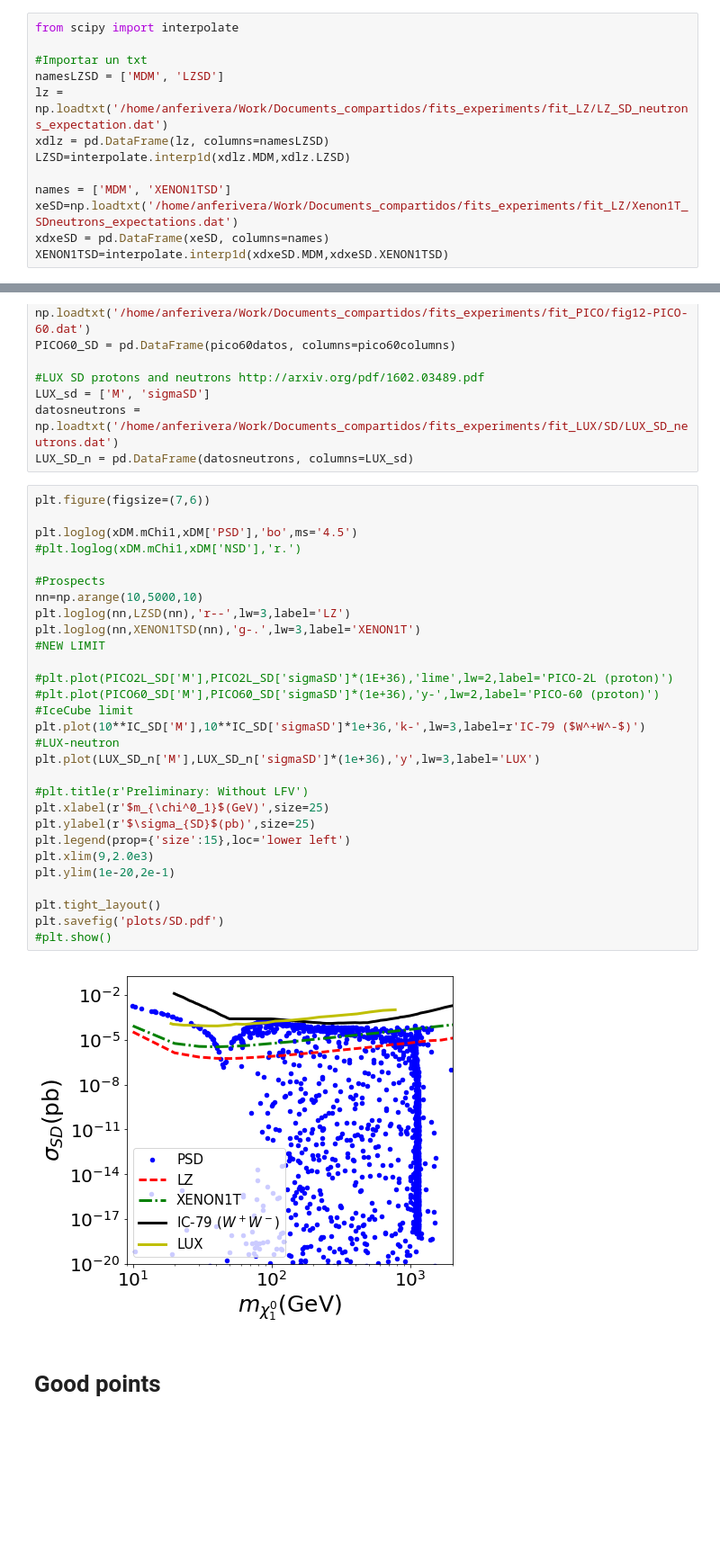
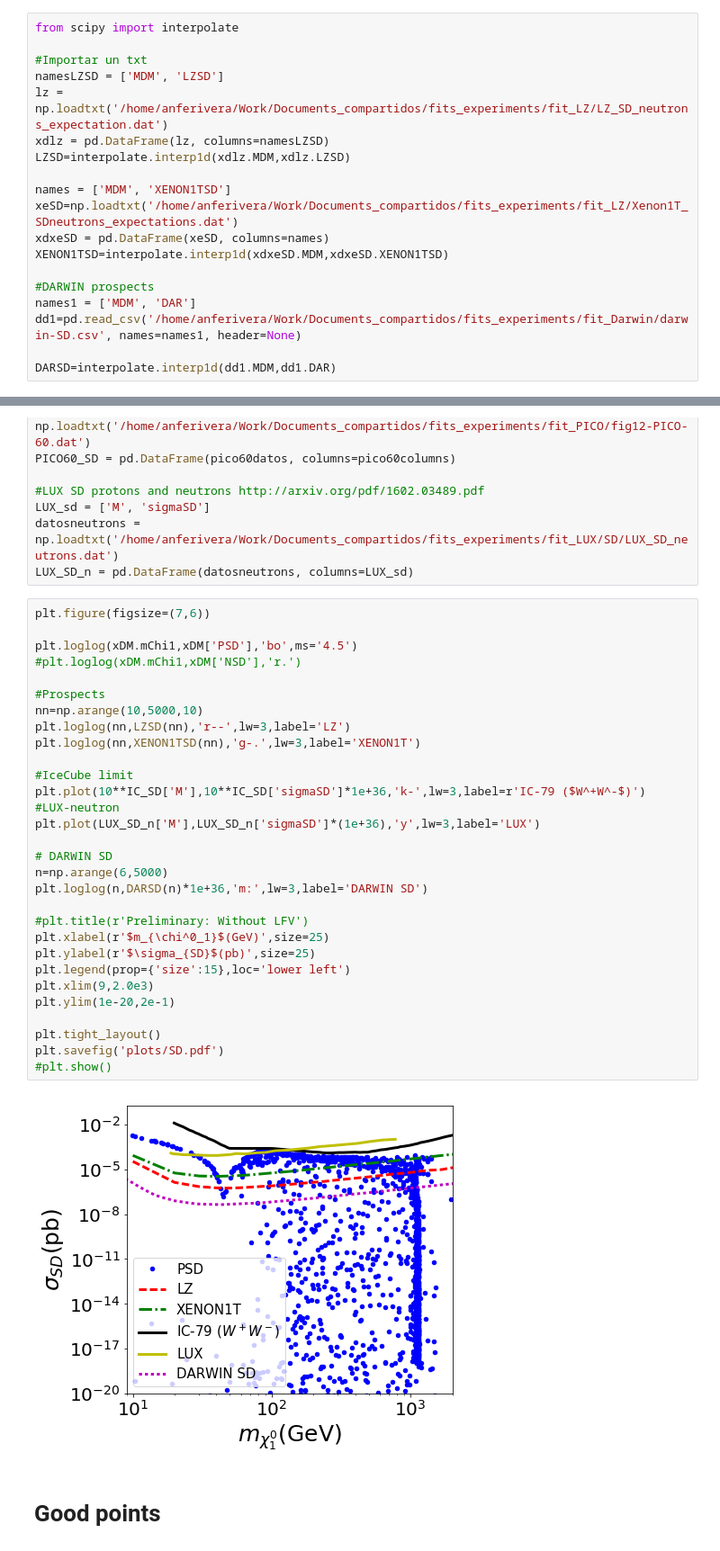
Before and after one commit to anferivera/SDdiracDM, a Jupyter notebook: run-model-general-scan.ipynb, the cells around one changed output, grey strips where cells are left out. Shown at 90% size. Saved outputs shown, nothing was run; the diff lists cells and outputs as text; blank space fills up the shorter version.

```diff
--- a/run-model-general-scan.ipynb
+++ b/run-model-general-scan.ipynb
@@ -510,6 +516,12 @@ names = ['MDM', 'XENON1TSD']
 xeSD=np.loadtxt('/home/anferivera/Work/Documents_compartidos/fits_experiments/fit_LZ/Xenon1T_SDneutrons_expectations.dat')
 xdxeSD = pd.DataFrame(xeSD, columns=names)
 XENON1TSD=interpolate.interp1d(xdxeSD.MDM,xdxeSD.XENON1TSD)
+
+#DARWIN prospects
+names1 = ['MDM', 'DAR']
+dd1=pd.read_csv('/home/anferivera/Work/Documents_compartidos/fits_experiments/fit_Darwin/darwin-SD.csv', names=names1, header=None)
+
+DARSD=interpolate.interp1d(dd1.MDM,dd1.DAR)
 # %%
 #IC WW SD DATA
 ICc_sd = ['M', 'sigmaSD']
@@ -528,34 +540,35 @@ LUX_SD_n = pd.DataFrame(datosneutrons, columns=LUX_sd)
 # %%
 plt.figure(figsize=(7,6))
 
 plt.loglog(xDM.mChi1,xDM['PSD'],'bo',ms='4.5')
 #plt.loglog(xDM.mChi1,xDM['NSD'],'r.')
 
 #Prospects
 nn=np.arange(10,5000,10)
 plt.loglog(nn,LZSD(nn),'r--',lw=3,label='LZ')
 plt.loglog(nn,XENON1TSD(nn),'g-.',lw=3,label='XENON1T')
-#NEW LIMIT
 
-#plt.plot(PICO2L_SD['M'],PICO2L_SD['sigmaSD']*(1E+36),'lime',lw=2,label='PICO-2L (proton)')
-#plt.plot(PICO60_SD['M'],PICO60_SD['sigmaSD']*(1e+36),'y-',lw=2,label='PICO-60 (proton)')
 #IceCube limit
 plt.plot(10**IC_SD['M'],10**IC_SD['sigmaSD']*1e+36,'k-',lw=3,label=r'IC-79 ($W^+W^-$)')
 #LUX-neutron
 plt.plot(LUX_SD_n['M'],LUX_SD_n['sigmaSD']*(1e+36),'y',lw=3,label='LUX')
+
+# DARWIN SD
+n=np.arange(6,5000)
+plt.loglog(n,DARSD(n)*1e+36,'m:',lw=3,label='DARWIN SD')
 
 #plt.title(r'Preliminary: Without LFV')
 plt.xlabel(r'$m_{\chi^0_1}$(GeV)',size=25)
 plt.ylabel(r'$\sigma_{SD}$(pb)',size=25)
 plt.legend(prop={'size':15},loc='lower left')
 plt.xlim(9,2.0e3)
 plt.ylim(1e-20,2e-1)
 
 plt.tight_layout()
 plt.savefig('plots/SD.pdf')
 #plt.show()
 # %% [output]
-[figure, old version]
+[figure, new version]
 # %% [markdown]
 # Good points
 # %%
```
Also changed, not shown: parts of 5 cells of this notebook, 5 other files.
